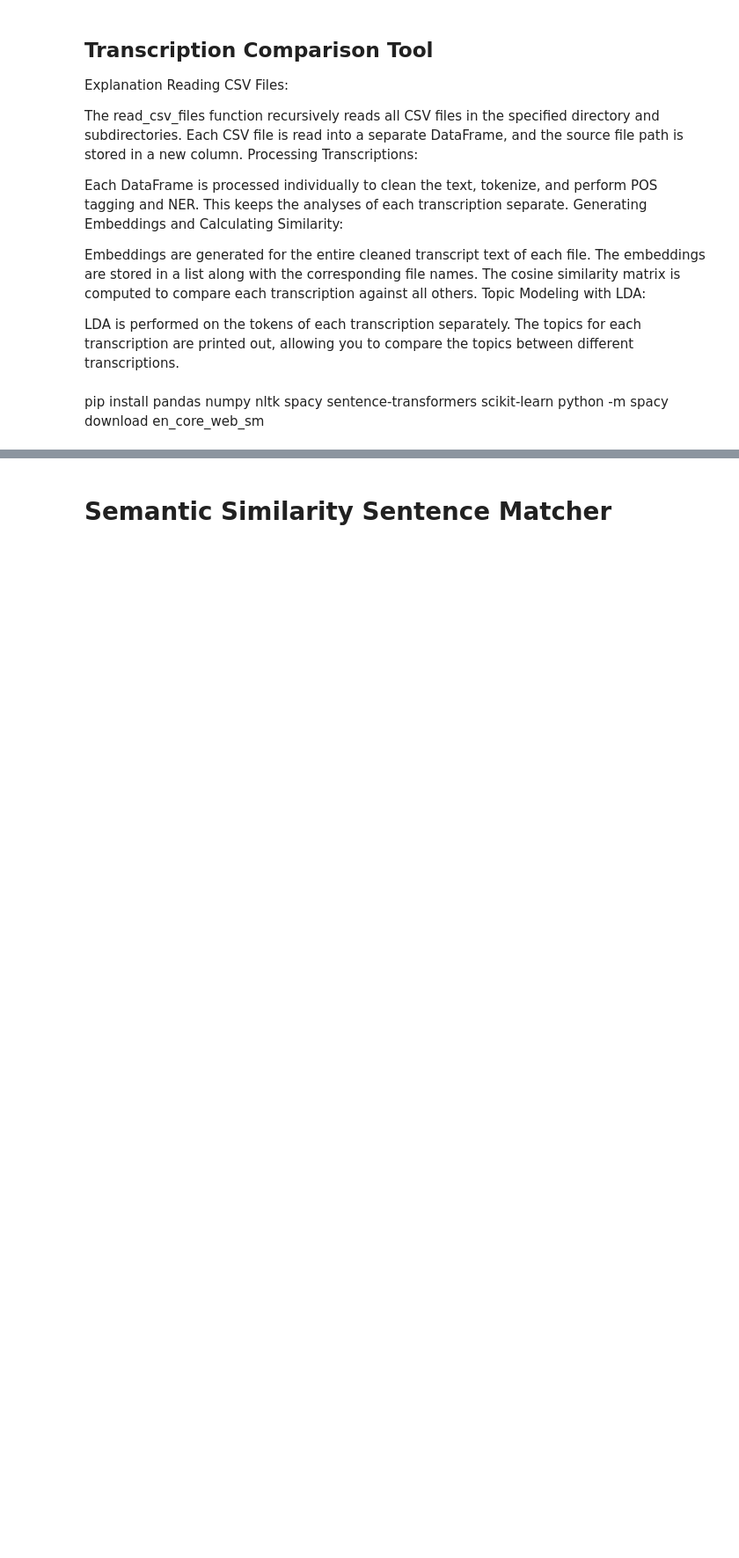
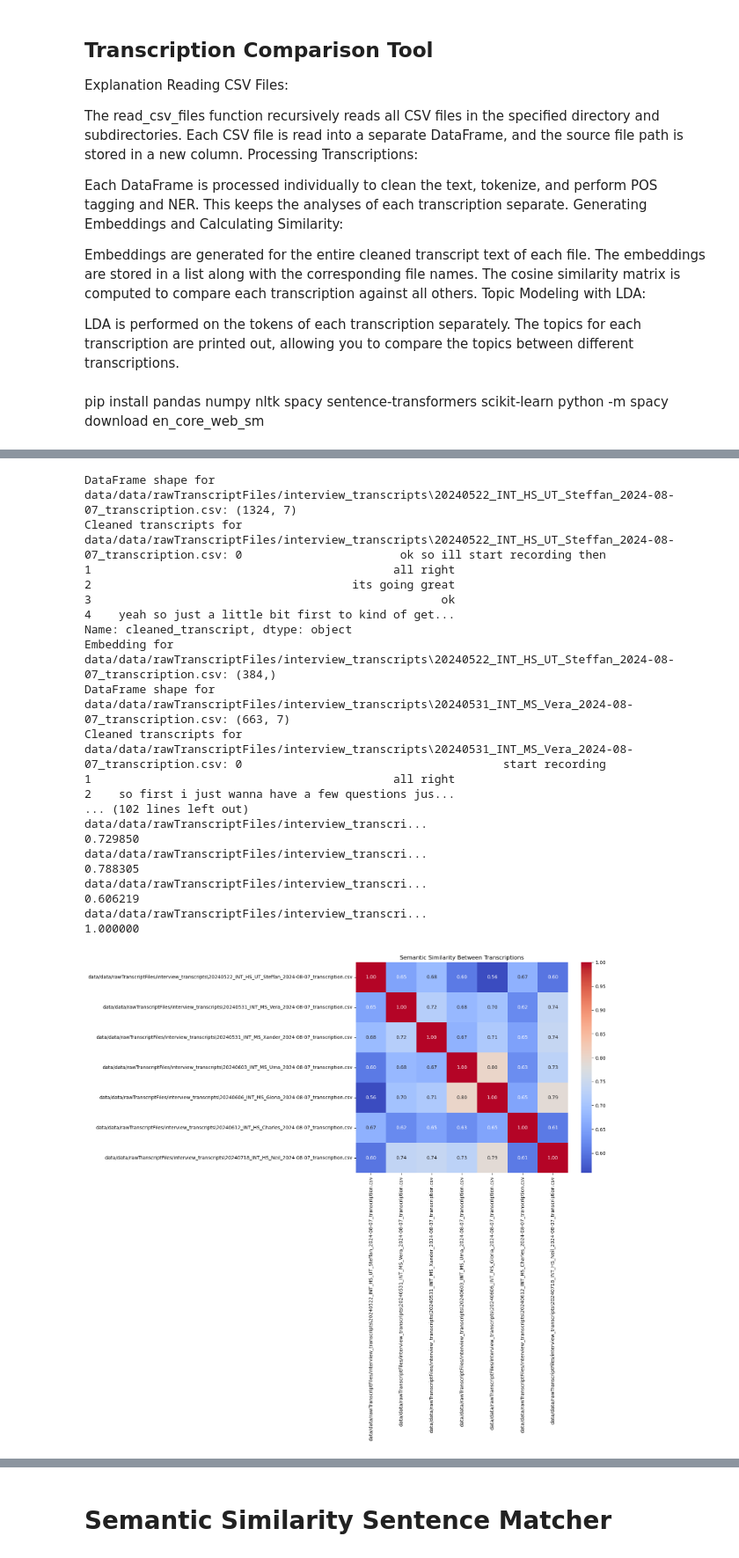
Before and after one commit to mrhallonline/NLP_Pipeline4Researchers, a Jupyter notebook: 02_TranscriptionComparisonTool.ipynb, the cells around one changed output, grey strips where cells are left out. Shown at 88% size. Saved outputs shown, nothing was run; the diff lists cells and outputs as text; code cells hidden in the pictures; blank space fills up the shorter version.

```diff
--- a/02_TranscriptionComparisonTool.ipynb
+++ b/02_TranscriptionComparisonTool.ipynb
@@ -24,6 +24,8 @@ pip install pandas numpy nltk spacy sentence-transformers scikit-learn
 python -m spacy download en_core_web_sm
 # %%
 pip install openpyxl
+# %%
+transcripts_folder = "data/data/rawTranscriptFiles/interview_transcripts"
 # %%
 import os
 import glob
@@ -40,7 +42,7 @@ from gensim.models import LdaModel
 # Setup
 nltk.download('punkt')
 nltk.download('stopwords')
-file_path = 'data/Interviews'  # Update this if needed
+file_path = transcripts_folder  # Update this if needed
 nlp = spacy.load('en_core_web_sm')
 stop_words = set(nltk.corpus.stopwords.words('english'))
 model = SentenceTransformer('all-MiniLM-L6-v2')
@@ -147,3 +149,4 @@ for lda_info in lda_models:
     for topic in topics:
         print(topic)
     print('\n')
+# %% [output]
@@ -149,0 +159,18 @@ for lda_info in lda_models:
+DataFrame shape for data/data/rawTranscriptFiles/interview_transcripts\20240522_INT_HS_UT_Steffan_2024-08-07_transcription.csv: (1324, 7)
+Cleaned transcripts for data/data/rawTranscriptFiles/interview_transcripts\20240522_INT_HS_UT_Steffan_2024-08-07_transcription.csv: 0                       ok so ill start recording then
+1                                            all right
+2                                      its going great
+3                                                   ok
+4    yeah so just a little bit first to kind of get...
+Name: cleaned_transcript, dtype: object
+Embedding for data/data/rawTranscriptFiles/interview_transcripts\20240522_INT_HS_UT_Steffan_2024-08-07_transcription.csv: (384,)
+DataFrame shape for data/data/rawTranscriptFiles/interview_transcripts\20240531_INT_MS_Vera_2024-08-07_transcription.csv: (663, 7)
+Cleaned transcripts for data/data/rawTranscriptFiles/interview_transcripts\20240531_INT_MS_Vera_2024-08-07_transcription.csv: 0                                      start recording
+1                                            all right
+2    so first i just wanna have a few questions jus...
+... (102 lines left out)
+data/data/rawTranscriptFiles/interview_transcri...                                           0.729850
+data/data/rawTranscriptFiles/interview_transcri...                                           0.788305
+data/data/rawTranscriptFiles/interview_transcri...                                           0.606219
+data/data/rawTranscriptFiles/interview_transcri...                                           1.000000
+[figure, added]
```
Also changed, not shown: parts of 3 cells of this notebook, 4 other files.
